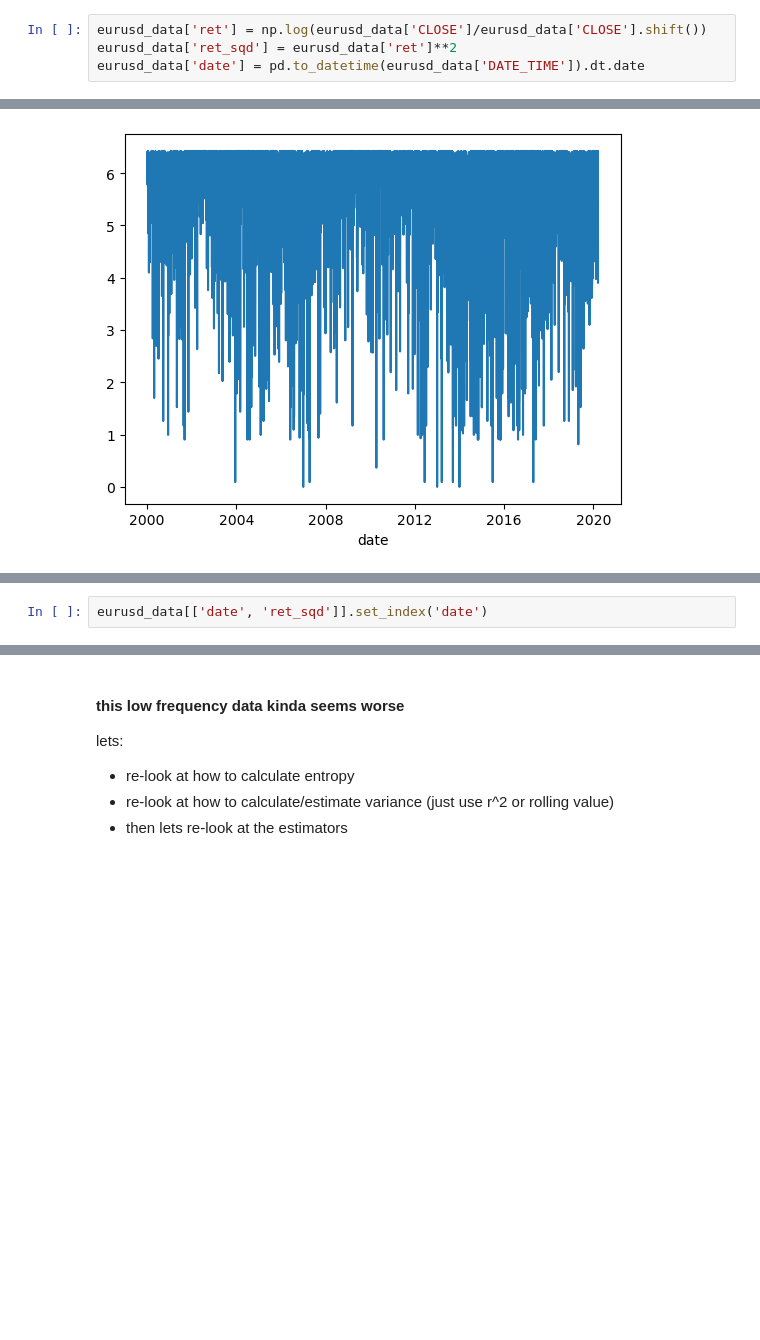
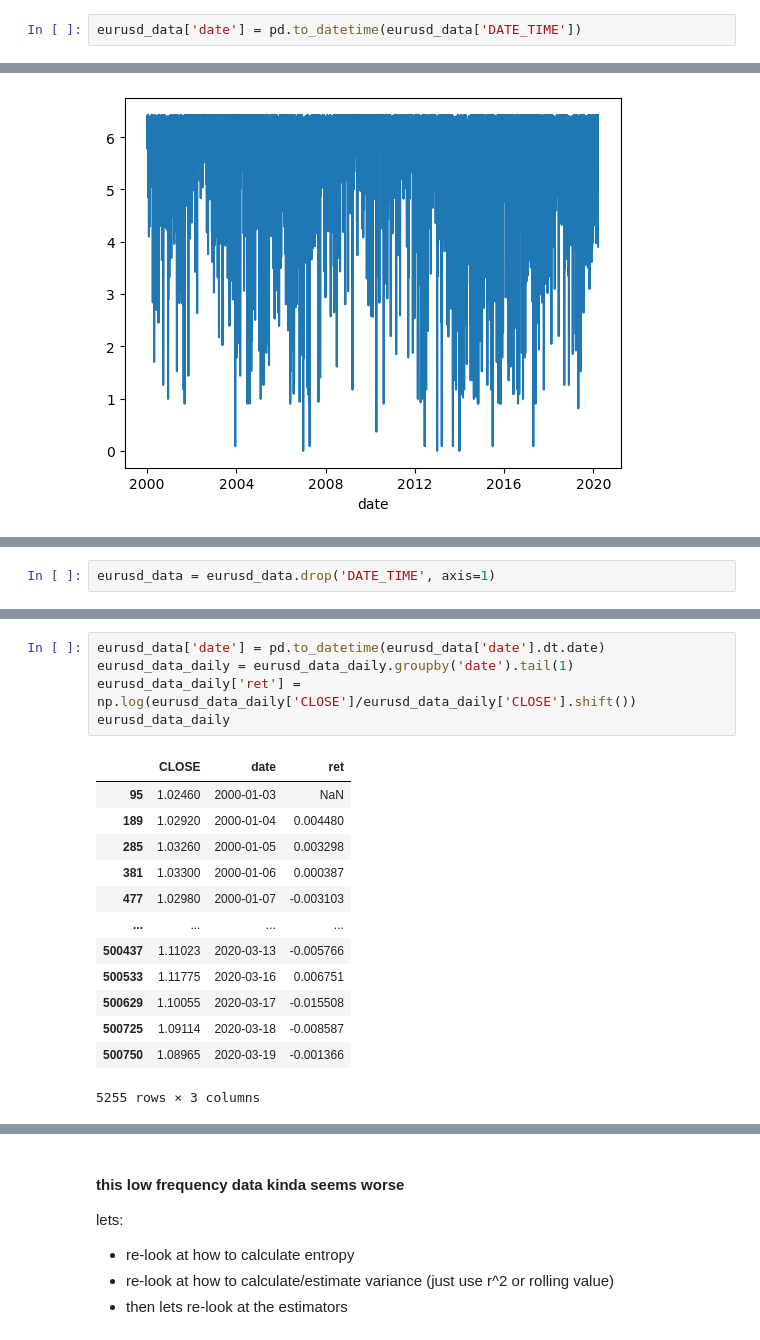
Before and after one commit to cameronjm123/home_research, a Jupyter notebook: research_projects/volatility_entropy_pred.ipynb, the cells around one changed output, grey strips where cells are left out. Drawn from its saved outputs; the diff is of its cells as text; blank space fills up the shorter version.

```diff
--- a/research_projects/volatility_entropy_pred.ipynb
+++ b/research_projects/volatility_entropy_pred.ipynb
@@ -35,9 +35,7 @@ eurusd_data
 | 500750 | 2020.03.19 06:00:00 | 1.08965 |
 500751 rows × 2 columns
 # %%
-eurusd_data['ret'] = np.log(eurusd_data['CLOSE']/eurusd_data['CLOSE'].shift())
-eurusd_data['ret_sqd'] = eurusd_data['ret']**2
-eurusd_data['date'] = pd.to_datetime(eurusd_data['DATE_TIME']).dt.date
+eurusd_data['date'] = pd.to_datetime(eurusd_data['DATE_TIME'])
 # %%
 eurusd_data['ret'].mean()
 # %% [output]
@@ -63,2 +75,2 @@ import statsmodels.api as sm
 # %%
-eurusd_data[['date', 'ret_sqd']].set_index('date')
+eurusd_data = eurusd_data.drop('DATE_TIME', axis=1)
@@ -96,3 +93,22 @@ Length: 5255, dtype: float64
+# %%
+eurusd_data['date'] = pd.to_datetime(eurusd_data['date'].dt.date)
+eurusd_data_daily = eurusd_data_daily.groupby('date').tail(1)
+eurusd_data_daily['ret'] = np.log(eurusd_data_daily['CLOSE']/eurusd_data_daily['CLOSE'].shift())
+eurusd_data_daily
+# %% [output]
+|  | CLOSE | date | ret |
+| 95 | 1.02460 | 2000-01-03 | NaN |
+| 189 | 1.02920 | 2000-01-04 | 0.004480 |
+| 285 | 1.03260 | 2000-01-05 | 0.003298 |
+| 381 | 1.03300 | 2000-01-06 | 0.000387 |
+| 477 | 1.02980 | 2000-01-07 | -0.003103 |
+| ... | ... | ... | ... |
+| 500437 | 1.11023 | 2020-03-13 | -0.005766 |
+| 500533 | 1.11775 | 2020-03-16 | 0.006751 |
+| 500629 | 1.10055 | 2020-03-17 | -0.015508 |
+| 500725 | 1.09114 | 2020-03-18 | -0.008587 |
+| 500750 | 1.08965 | 2020-03-19 | -0.001366 |
+5255 rows × 3 columns
 # %%
 import itertools
 best_rsqd = 0
```
Also changed, not shown: parts of 15 cells of this notebook.
